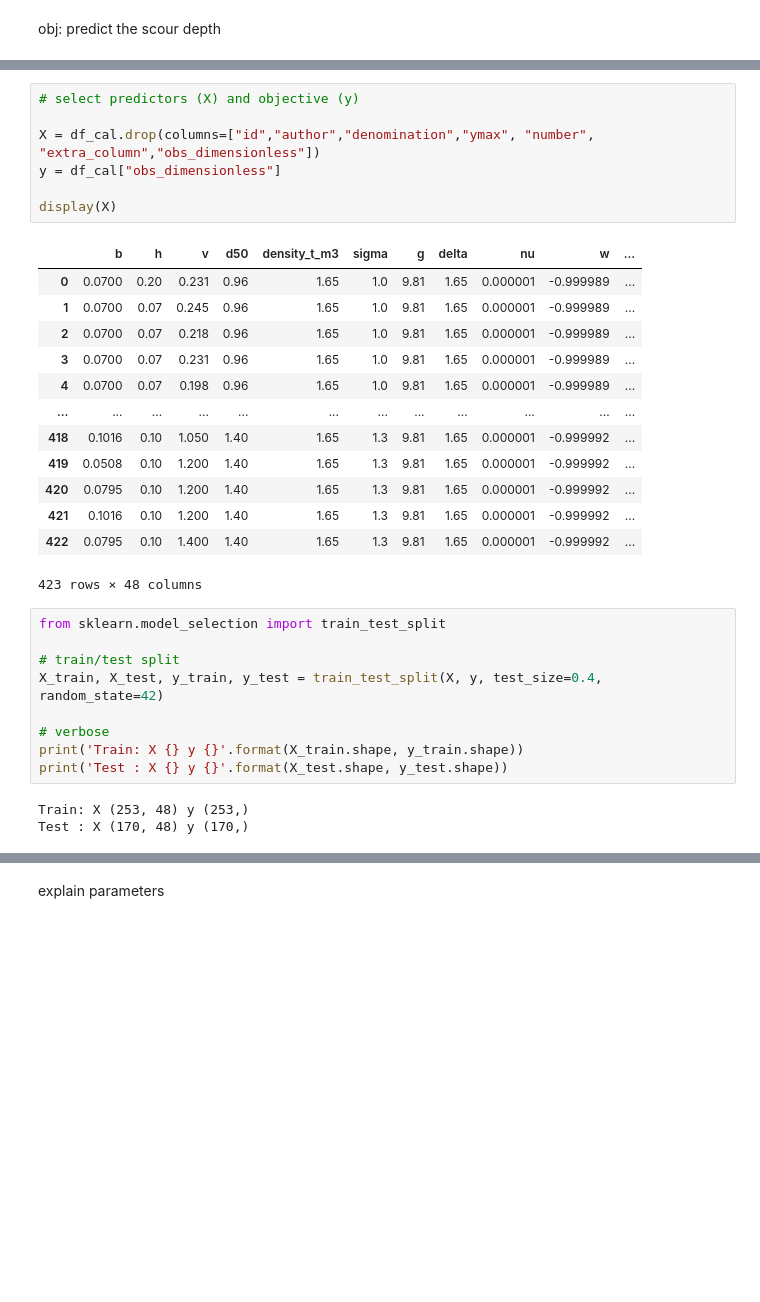
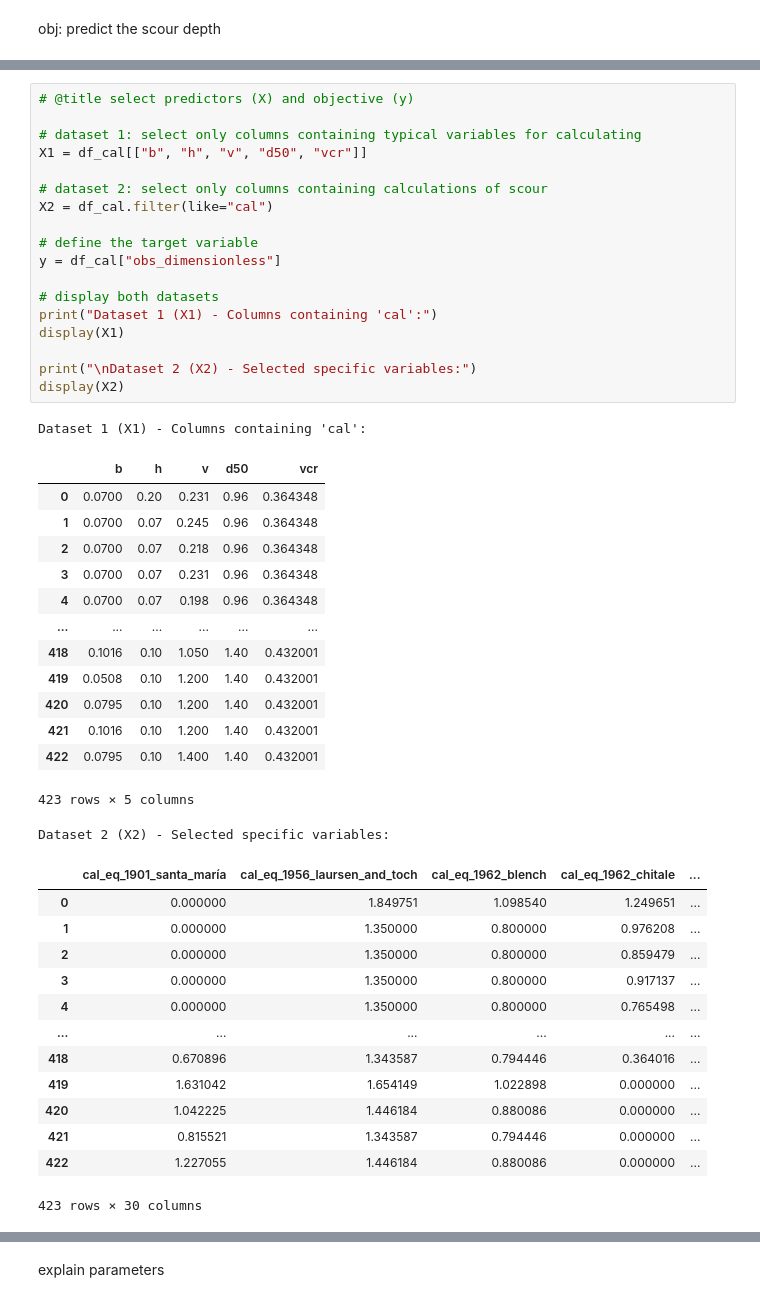
Before and after one commit to vsaengerderache/scour_ai, a Jupyter notebook: scour_ai_main.ipynb, the cells around one changed output, grey strips where cells are left out. Drawn from its saved outputs; the diff is of its cells as text; blank space fills up the shorter version.

```diff
--- a/scour_ai_main.ipynb
+++ b/scour_ai_main.ipynb
@@ -896,33 +942,47 @@ display(df_cal)
-# %%
-# select predictors (X) and objective (y)
-
-X = df_cal.drop(columns=["id","author","denomination","ymax", "number", "extra_column","obs_dimensionless"])
-y = df_cal["obs_dimensionless"]
-
-display(X)
-# %% [output]
-|  | b | h | v | d50 | density_t_m3 | sigma | g | delta | nu | w | ... |
-| 0 | 0.0700 | 0.20 | 0.231 | 0.96 | 1.65 | 1.0 | 9.81 | 1.65 | 0.000001 | -0.999989 | ... |
-| 1 | 0.0700 | 0.07 | 0.245 | 0.96 | 1.65 | 1.0 | 9.81 | 1.65 | 0.000001 | -0.999989 | ... |
-| 2 | 0.0700 | 0.07 | 0.218 | 0.96 | 1.65 | 1.0 | 9.81 | 1.65 | 0.000001 | -0.999989 | ... |
-| 3 | 0.0700 | 0.07 | 0.231 | 0.96 | 1.65 | 1.0 | 9.81 | 1.65 | 0.000001 | -0.999989 | ... |
-| 4 | 0.0700 | 0.07 | 0.198 | 0.96 | 1.65 | 1.0 | 9.81 | 1.65 | 0.000001 | -0.999989 | ... |
-| ... | ... | ... | ... | ... | ... | ... | ... | ... | ... | ... | ... |
-| 418 | 0.1016 | 0.10 | 1.050 | 1.40 | 1.65 | 1.3 | 9.81 | 1.65 | 0.000001 | -0.999992 | ... |
-| 419 | 0.0508 | 0.10 | 1.200 | 1.40 | 1.65 | 1.3 | 9.81 | 1.65 | 0.000001 | -0.999992 | ... |
-| 420 | 0.0795 | 0.10 | 1.200 | 1.40 | 1.65 | 1.3 | 9.81 | 1.65 | 0.000001 | -0.999992 | ... |
-| 421 | 0.1016 | 0.10 | 1.200 | 1.40 | 1.65 | 1.3 | 9.81 | 1.65 | 0.000001 | -0.999992 | ... |
-| 422 | 0.0795 | 0.10 | 1.400 | 1.40 | 1.65 | 1.3 | 9.81 | 1.65 | 0.000001 | -0.999992 | ... |
-423 rows × 48 columns
-# %%
-from sklearn.model_selection import train_test_split
-
-# train/test split
-X_train, X_test, y_train, y_test = train_test_split(X, y, test_size=0.4, random_state=42)
-
-# verbose
-print('Train: X {} y {}'.format(X_train.shape, y_train.shape))
-print('Test : X {} y {}'.format(X_test.shape, y_test.shape))
-# %% [output]
-Train: X (253, 48) y (253,)
-Test : X (170, 48) y (170,)
+# %%
+# @title select predictors (X) and objective (y)
+
+# dataset 1: select only columns containing typical variables for calculating
+X1 = df_cal[["b", "h", "v", "d50", "vcr"]]
+
+# dataset 2: select only columns containing calculations of scour
+X2 = df_cal.filter(like="cal")
+
+# define the target variable
+y = df_cal["obs_dimensionless"]
+
+# display both datasets
+print("Dataset 1 (X1) - Columns containing 'cal':")
+display(X1)
+
+print("\nDataset 2 (X2) - Selected specific variables:")
+display(X2)
+# %% [output]
+Dataset 1 (X1) - Columns containing 'cal':
+|  | b | h | v | d50 | vcr |
+| 0 | 0.0700 | 0.20 | 0.231 | 0.96 | 0.364348 |
+| 1 | 0.0700 | 0.07 | 0.245 | 0.96 | 0.364348 |
+| 2 | 0.0700 | 0.07 | 0.218 | 0.96 | 0.364348 |
+| 3 | 0.0700 | 0.07 | 0.231 | 0.96 | 0.364348 |
+| 4 | 0.0700 | 0.07 | 0.198 | 0.96 | 0.364348 |
+| ... | ... | ... | ... | ... | ... |
+| 418 | 0.1016 | 0.10 | 1.050 | 1.40 | 0.432001 |
+| 419 | 0.0508 | 0.10 | 1.200 | 1.40 | 0.432001 |
+| 420 | 0.0795 | 0.10 | 1.200 | 1.40 | 0.432001 |
+| 421 | 0.1016 | 0.10 | 1.200 | 1.40 | 0.432001 |
+| 422 | 0.0795 | 0.10 | 1.400 | 1.40 | 0.432001 |
+423 rows × 5 columns
+Dataset 2 (X2) - Selected specific variables:
+|  | cal_eq_1901_santa_maría | cal_eq_1956_laursen_and_toch | cal_eq_1962_blench | cal_eq_1962_chitale | ... |
+| 0 | 0.000000 | 1.849751 | 1.098540 | 1.249651 | ... |
+| 1 | 0.000000 | 1.350000 | 0.800000 | 0.976208 | ... |
+| 2 | 0.000000 | 1.350000 | 0.800000 | 0.859479 | ... |
+| 3 | 0.000000 | 1.350000 | 0.800000 | 0.917137 | ... |
+| 4 | 0.000000 | 1.350000 | 0.800000 | 0.765498 | ... |
+| ... | ... | ... | ... | ... | ... |
+| 418 | 0.670896 | 1.343587 | 0.794446 | 0.364016 | ... |
+| 419 | 1.631042 | 1.654149 | 1.022898 | 0.000000 | ... |
+| 420 | 1.042225 | 1.446184 | 0.880086 | 0.000000 | ... |
+| 421 | 0.815521 | 1.343587 | 0.794446 | 0.000000 | ... |
+| 422 | 1.227055 | 1.446184 | 0.880086 | 0.000000 | ... |
+423 rows × 30 columns
```
Also changed, not shown: parts of 14 cells of this notebook.
